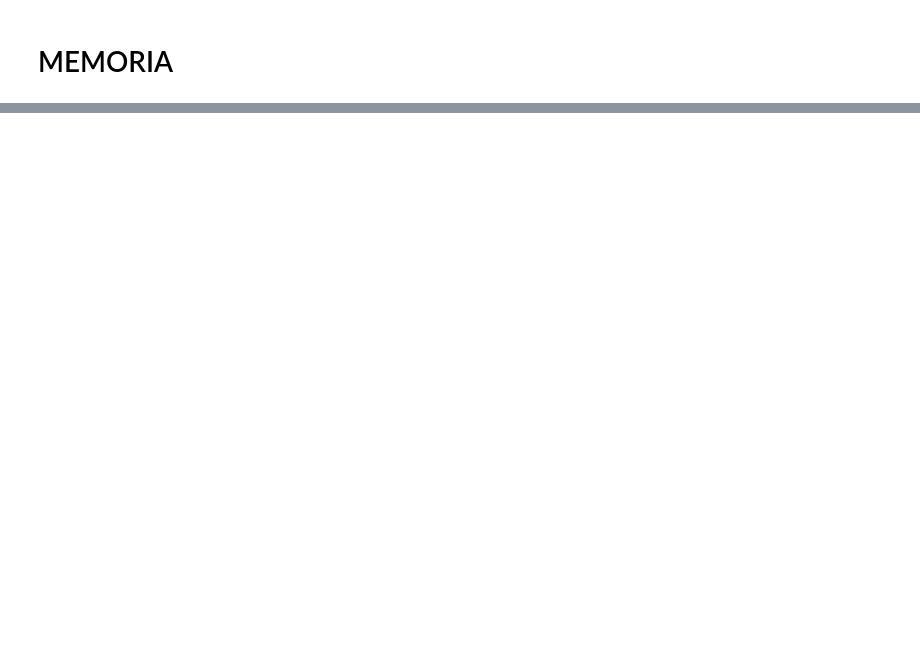
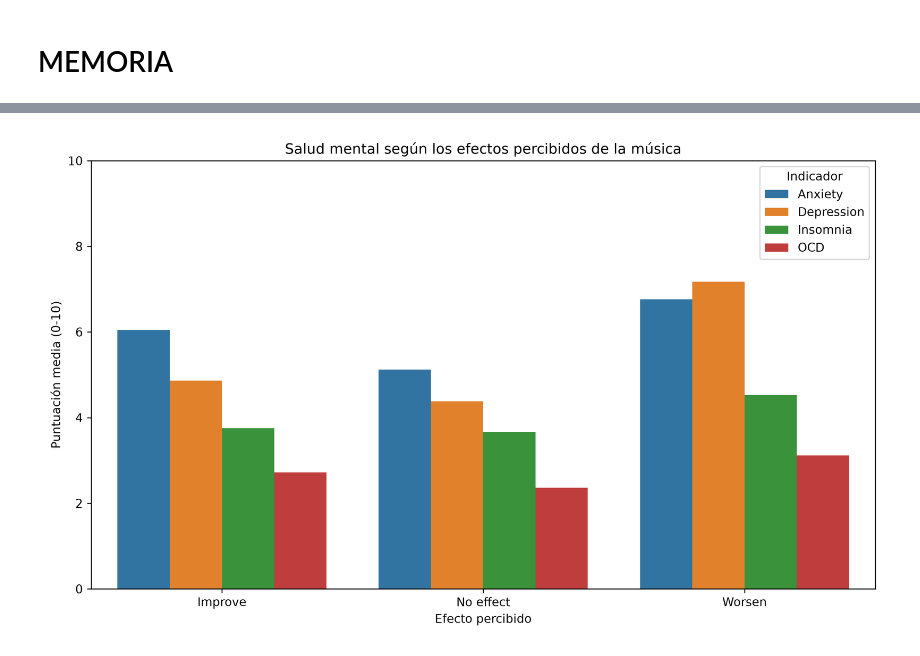
Before and after one commit to ORTZI15/musica_y_subconsciente, a Jupyter notebook: src/memoria.ipynb, the cells around one changed output, grey strips where cells are left out. Drawn from its saved outputs; the diff is of its cells as text; code cells hidden in the pictures; blank space fills up the shorter version.

```diff
--- a/src/memoria.ipynb
+++ b/src/memoria.ipynb
@@ -25,0 +134,4 @@ Tras la inspección estructural inicial mediante el diagnóstico de tipos de dat
+# %%
+display(Image(filename="codigo/graficos/H4_efectos_percibidos.png"))
+# %% [output]
+[figure, added]
```
Also changed, not shown: parts of 15 cells of this notebook, 8 other files.
